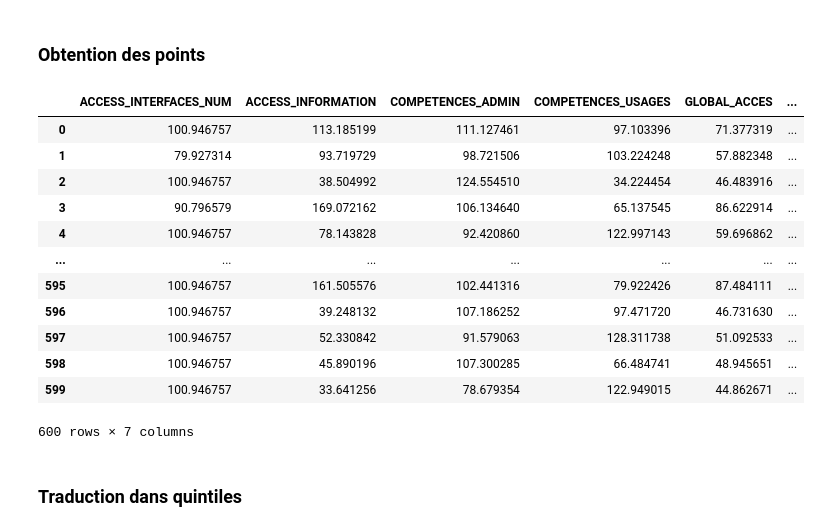
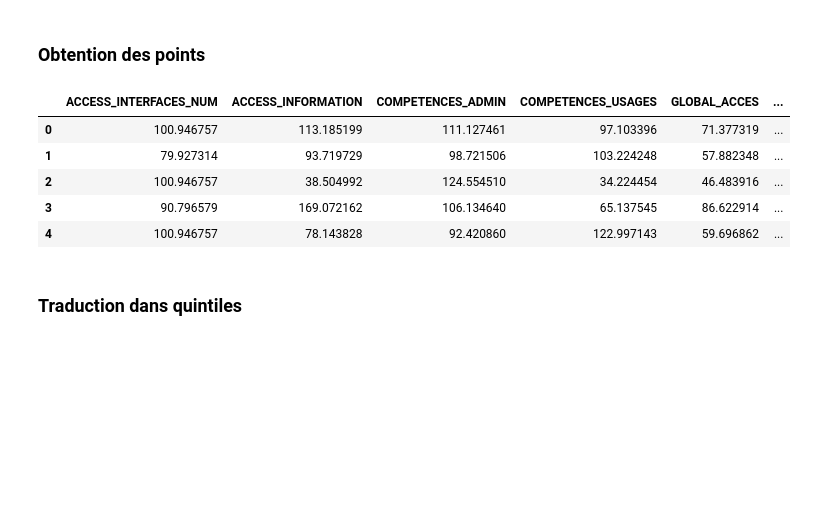
Before and after one commit to dataforgoodfr/batch8_mednum, a Jupyter notebook: notebooks/dataviz_merge.ipynb, the cells around one changed output. Saved outputs shown, nothing was run; the diff lists cells and outputs as text; code cells hidden in the pictures; blank space fills up the shorter version.

```diff
--- a/notebooks/dataviz_merge.ipynb
+++ b/notebooks/dataviz_merge.ipynb
@@ -248,27 +248,20 @@ def score_axis(df,axe):
 # %%
 # df has only data from 1 departement
 score = pd.concat([score_axis(df,axe) for axe in[axe1,axe2,axe3,axe4]],axis=1) #calcule l'axis
 score.columns = labels
 
 # ----global score ! il faut diviser par le nombre de variables impliqués (change en dependant de selection d'utilisateur)
 score['GLOBAL_ACCES'] = (score['ACCESS_INTERFACES_NUM'] / len(axe1)) + (score['ACCESS_INFORMATION'] / len(axe2))
 score['GLOBAL_COMPETENCES'] = (score['COMPETENCES_ADMIN'] / len(axe3)) + (score['COMPETENCES_USAGES']/ len(axe4))
 score['SCORE GLOBAL'] = score['GLOBAL_ACCES'] + score['GLOBAL_COMPETENCES']
-score
+score.head()
 # %% [output]
 |  | ACCESS_INTERFACES_NUM | ACCESS_INFORMATION | COMPETENCES_ADMIN | COMPETENCES_USAGES | GLOBAL_ACCES | ... |
 | 0 | 100.946757 | 113.185199 | 111.127461 | 97.103396 | 71.377319 | ... |
 | 1 | 79.927314 | 93.719729 | 98.721506 | 103.224248 | 57.882348 | ... |
 | 2 | 100.946757 | 38.504992 | 124.554510 | 34.224454 | 46.483916 | ... |
 | 3 | 90.796579 | 169.072162 | 106.134640 | 65.137545 | 86.622914 | ... |
 | 4 | 100.946757 | 78.143828 | 92.420860 | 122.997143 | 59.696862 | ... |
-| ... | ... | ... | ... | ... | ... | ... |
-| 595 | 100.946757 | 161.505576 | 102.441316 | 79.922426 | 87.484111 | ... |
-| 596 | 100.946757 | 39.248132 | 107.186252 | 97.471720 | 46.731630 | ... |
-| 597 | 100.946757 | 52.330842 | 91.579063 | 128.311738 | 51.092533 | ... |
-| 598 | 100.946757 | 45.890196 | 107.300285 | 66.484741 | 48.945651 | ... |
-| 599 | 100.946757 | 33.641256 | 78.679354 | 122.949015 | 44.862671 | ... |
-600 rows × 7 columns
 # %% [markdown]
 ### Traduction dans quintiles
 # %%
```
Also changed, not shown: parts of 1 cell of this notebook.
